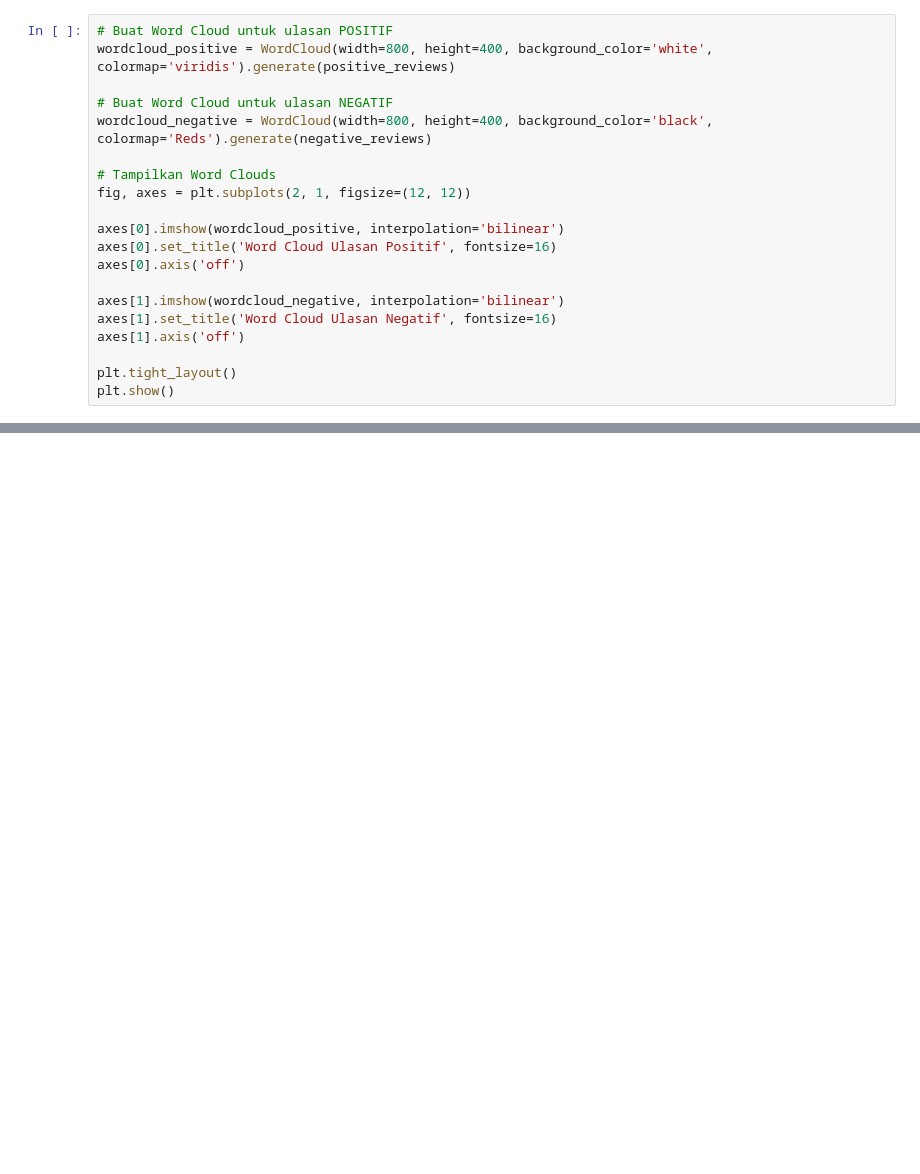
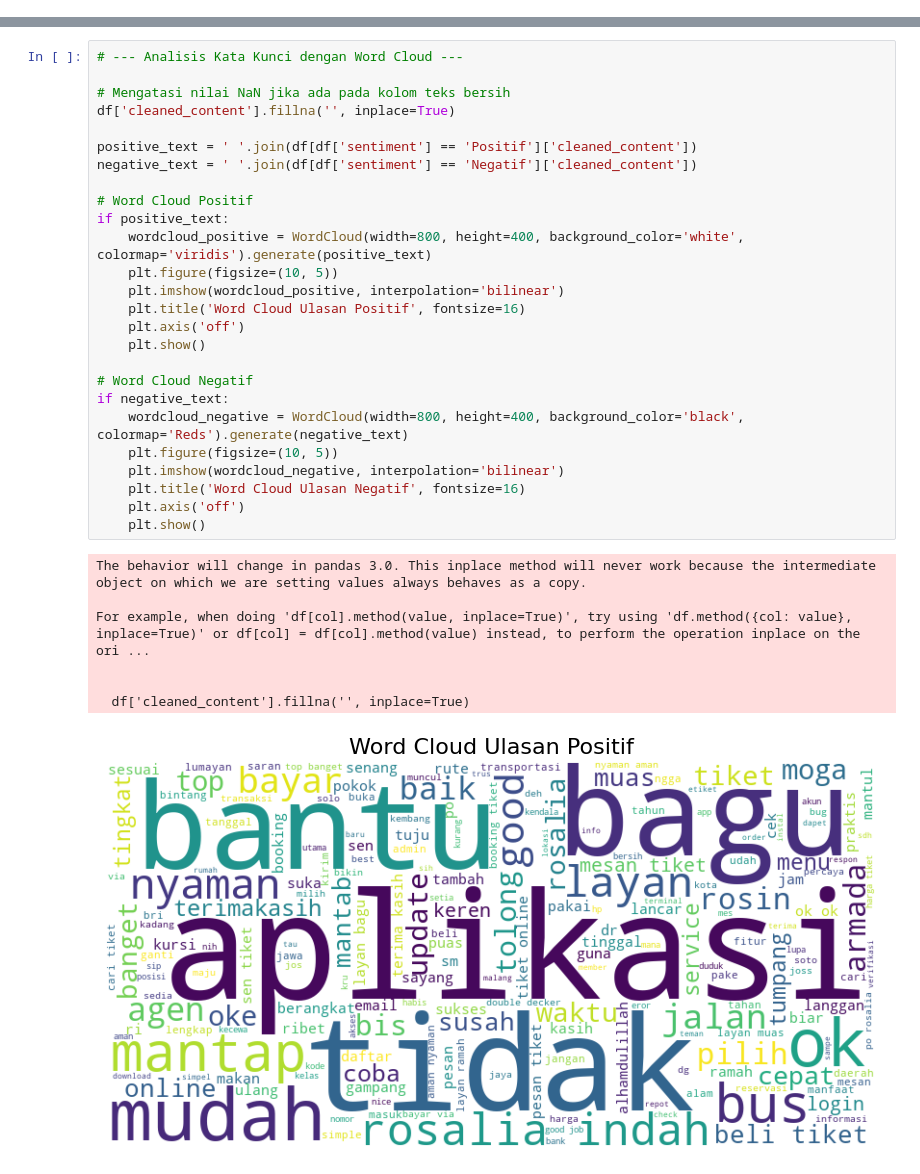
Before and after one commit to mrafiwd/pba-gasal-2025_5026221088, a Jupyter notebook: Week2/3_EDA.ipynb, the cells around one changed output, grey strips where cells are left out. Saved outputs shown, nothing was run; the diff lists cells and outputs as text; blank space fills up the shorter version.

```diff
--- a/Week2/3_EDA.ipynb
+++ b/Week2/3_EDA.ipynb
@@ -115,20 +51,0 @@ negative_reviews = ' '.join(df[df['sentiment'] == 'Negatif']['final_content_v2']
-# %%
-# Buat Word Cloud untuk ulasan POSITIF
-wordcloud_positive = WordCloud(width=800, height=400, background_color='white', colormap='viridis').generate(positive_reviews)
-
-# Buat Word Cloud untuk ulasan NEGATIF
-wordcloud_negative = WordCloud(width=800, height=400, background_color='black', colormap='Reds').generate(negative_reviews)
-
-# Tampilkan Word Clouds
-fig, axes = plt.subplots(2, 1, figsize=(12, 12))
-
-axes[0].imshow(wordcloud_positive, interpolation='bilinear')
-axes[0].set_title('Word Cloud Ulasan Positif', fontsize=16)
-axes[0].axis('off')
-
-axes[1].imshow(wordcloud_negative, interpolation='bilinear')
-axes[1].set_title('Word Cloud Ulasan Negatif', fontsize=16)
-axes[1].axis('off')
-
-plt.tight_layout()
-plt.show()
@@ -136,0 +139,34 @@ plt.show()
+# %%
+# --- Analisis Kata Kunci dengan Word Cloud ---
+
+# Mengatasi nilai NaN jika ada pada kolom teks bersih
+df['cleaned_content'].fillna('', inplace=True)
+
+positive_text = ' '.join(df[df['sentiment'] == 'Positif']['cleaned_content'])
+negative_text = ' '.join(df[df['sentiment'] == 'Negatif']['cleaned_content'])
+
+# Word Cloud Positif
+if positive_text:
+    wordcloud_positive = WordCloud(width=800, height=400, background_color='white', colormap='viridis').generate(positive_text)
+    plt.figure(figsize=(10, 5))
+    plt.imshow(wordcloud_positive, interpolation='bilinear')
+    plt.title('Word Cloud Ulasan Positif', fontsize=16)
+    plt.axis('off')
+    plt.show()
+
+# Word Cloud Negatif
+if negative_text:
+    wordcloud_negative = WordCloud(width=800, height=400, background_color='black', colormap='Reds').generate(negative_text)
+    plt.figure(figsize=(10, 5))
+    plt.imshow(wordcloud_negative, interpolation='bilinear')
+    plt.title('Word Cloud Ulasan Negatif', fontsize=16)
+    plt.axis('off')
+    plt.show()
+# %% [output]
+The behavior will change in pandas 3.0. This inplace method will never work because the intermediate object on which we are setting values always behaves as a copy.
+
+For example, when doing 'df[col].method(value, inplace=True)', try using 'df.method({col: value}, inplace=True)' or df[col] = df[col].method(value) instead, to perform the operation inplace on the ori ...
+
+
+  df['cleaned_content'].fillna('', inplace=True)
+[figure, added]
```
Also changed, not shown: parts of 21 cells of this notebook, 11 other files.
